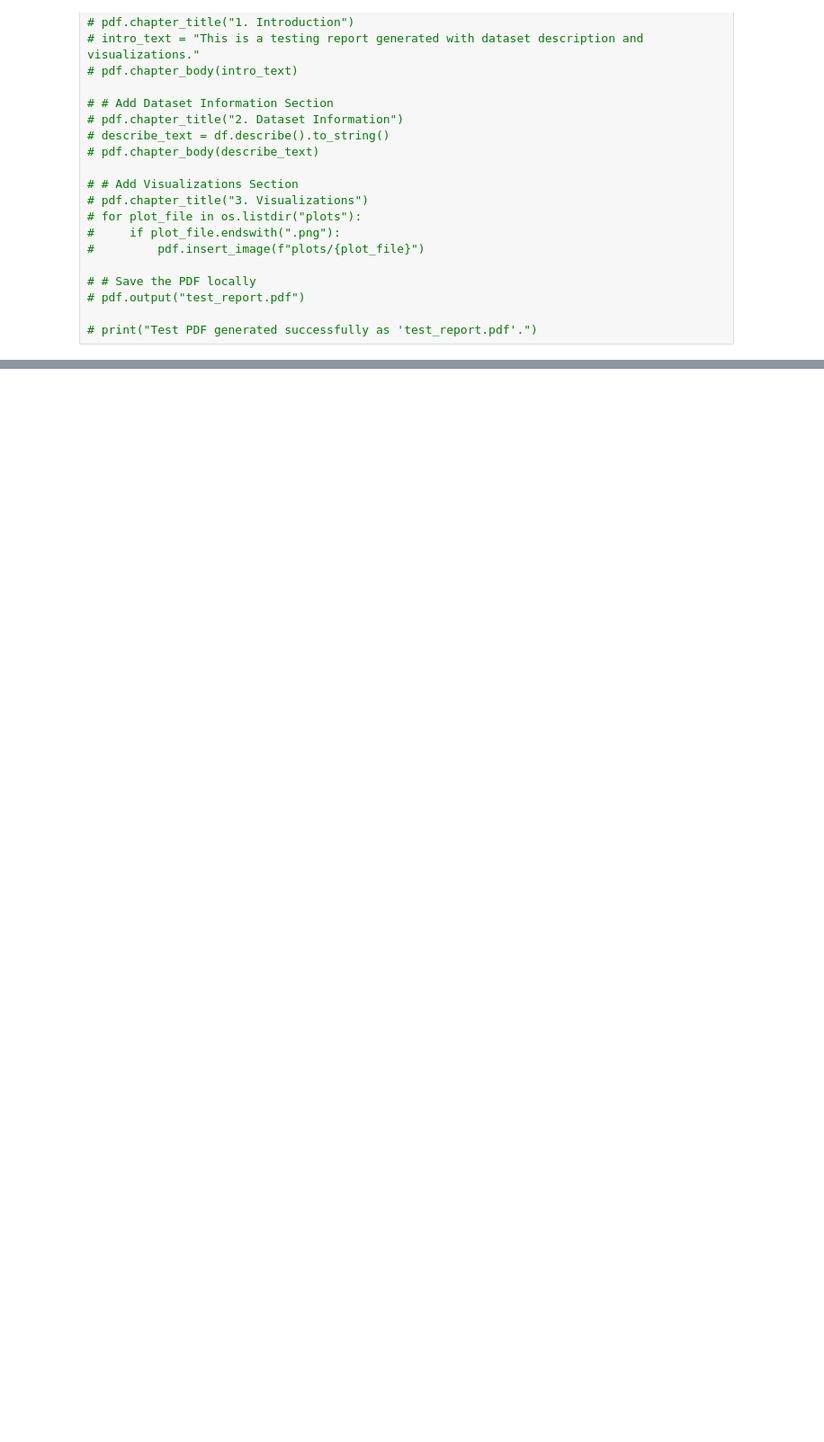
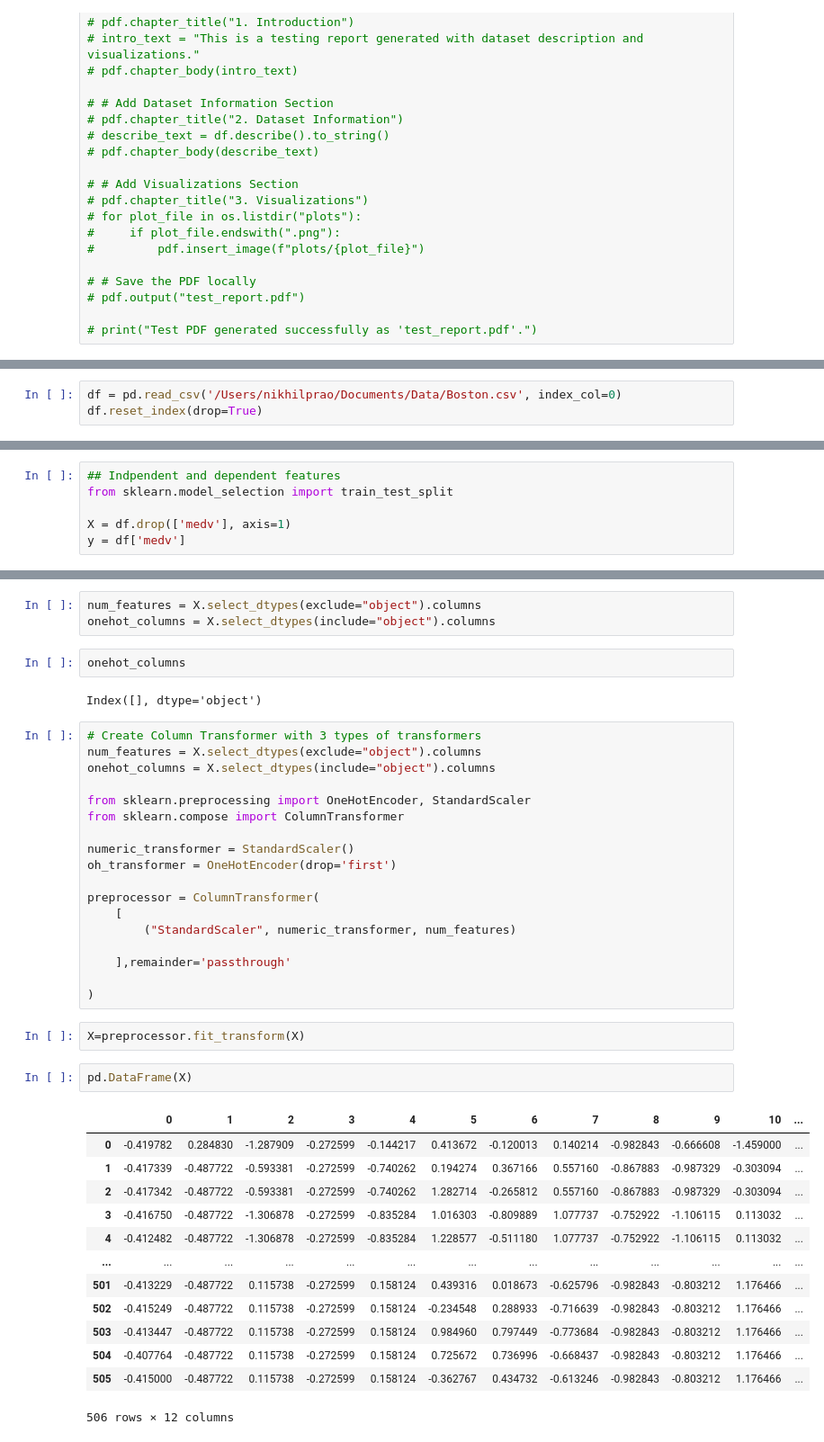
Before and after one commit to nikhil9066/API-model, a Jupyter notebook: model/boston_2.ipynb, the cells around one changed output, grey strips where cells are left out. Shown at 90% size. Drawn from its saved outputs; the diff is of its cells as text; blank space fills up the shorter version.

```diff
--- a/model/boston_2.ipynb
+++ b/model/boston_2.ipynb
@@ -1361,0 +1212,3 @@ Epoch 1100, Loss: 5.9135
+# %%
+df = pd.read_csv('/Users/nikhilprao/Documents/Data/Boston.csv', index_col=0)
+df.reset_index(drop=True)
@@ -1361,0 +1253,6 @@ Epoch 1100, Loss: 5.9135
+# %%
+## Indpendent and dependent features
+from sklearn.model_selection import train_test_split
+
+X = df.drop(['medv'], axis=1)
+y = df['medv']
@@ -1361,0 +1292,43 @@ Epoch 1100, Loss: 5.9135
+# %%
+num_features = X.select_dtypes(exclude="object").columns
+onehot_columns = X.select_dtypes(include="object").columns
+# %%
+onehot_columns
+# %% [output]
+Index([], dtype='object')
+# %%
+# Create Column Transformer with 3 types of transformers
+num_features = X.select_dtypes(exclude="object").columns
+onehot_columns = X.select_dtypes(include="object").columns
+
+from sklearn.preprocessing import OneHotEncoder, StandardScaler
+from sklearn.compose import ColumnTransformer
+
+numeric_transformer = StandardScaler()
+oh_transformer = OneHotEncoder(drop='first')
+
+preprocessor = ColumnTransformer(
+    [
+        ("StandardScaler", numeric_transformer, num_features)
+
+    ],remainder='passthrough'
+
+)
+# %%
+X=preprocessor.fit_transform(X)
+# %%
+pd.DataFrame(X)
+# %% [output]
+|  | 0 | 1 | 2 | 3 | 4 | 5 | 6 | 7 | 8 | 9 | 10 | ... |
+| 0 | -0.419782 | 0.284830 | -1.287909 | -0.272599 | -0.144217 | 0.413672 | -0.120013 | 0.140214 | -0.982843 | -0.666608 | -1.459000 | ... |
+| 1 | -0.417339 | -0.487722 | -0.593381 | -0.272599 | -0.740262 | 0.194274 | 0.367166 | 0.557160 | -0.867883 | -0.987329 | -0.303094 | ... |
+| 2 | -0.417342 | -0.487722 | -0.593381 | -0.272599 | -0.740262 | 1.282714 | -0.265812 | 0.557160 | -0.867883 | -0.987329 | -0.303094 | ... |
+| 3 | -0.416750 | -0.487722 | -1.306878 | -0.272599 | -0.835284 | 1.016303 | -0.809889 | 1.077737 | -0.752922 | -1.106115 | 0.113032 | ... |
+| 4 | -0.412482 | -0.487722 | -1.306878 | -0.272599 | -0.835284 | 1.228577 | -0.511180 | 1.077737 | -0.752922 | -1.106115 | 0.113032 | ... |
+| ... | ... | ... | ... | ... | ... | ... | ... | ... | ... | ... | ... | ... |
+| 501 | -0.413229 | -0.487722 | 0.115738 | -0.272599 | 0.158124 | 0.439316 | 0.018673 | -0.625796 | -0.982843 | -0.803212 | 1.176466 | ... |
+| 502 | -0.415249 | -0.487722 | 0.115738 | -0.272599 | 0.158124 | -0.234548 | 0.288933 | -0.716639 | -0.982843 | -0.803212 | 1.176466 | ... |
+| 503 | -0.413447 | -0.487722 | 0.115738 | -0.272599 | 0.158124 | 0.984960 | 0.797449 | -0.773684 | -0.982843 | -0.803212 | 1.176466 | ... |
+| 504 | -0.407764 | -0.487722 | 0.115738 | -0.272599 | 0.158124 | 0.725672 | 0.736996 | -0.668437 | -0.982843 | -0.803212 | 1.176466 | ... |
+| 505 | -0.415000 | -0.487722 | 0.115738 | -0.272599 | 0.158124 | -0.362767 | 0.434732 | -0.613246 | -0.982843 | -0.803212 | 1.176466 | ... |
+506 rows × 12 columns
```
Also changed, not shown: parts of 65 cells of this notebook, 5 other files.
